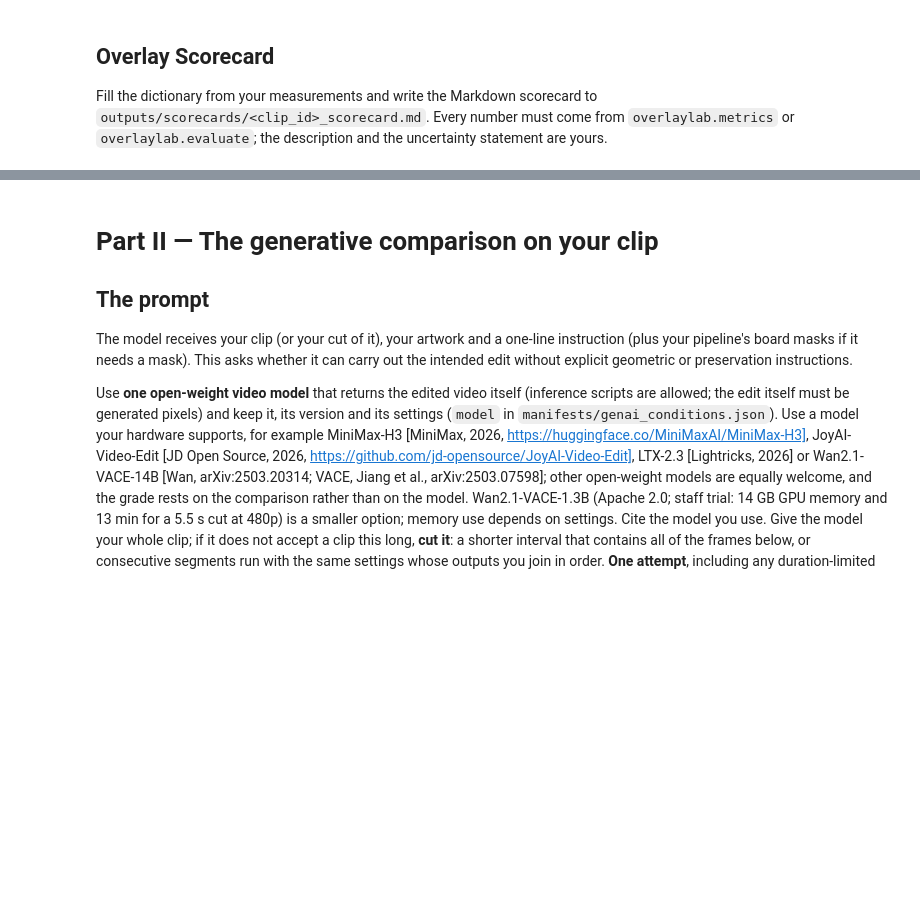
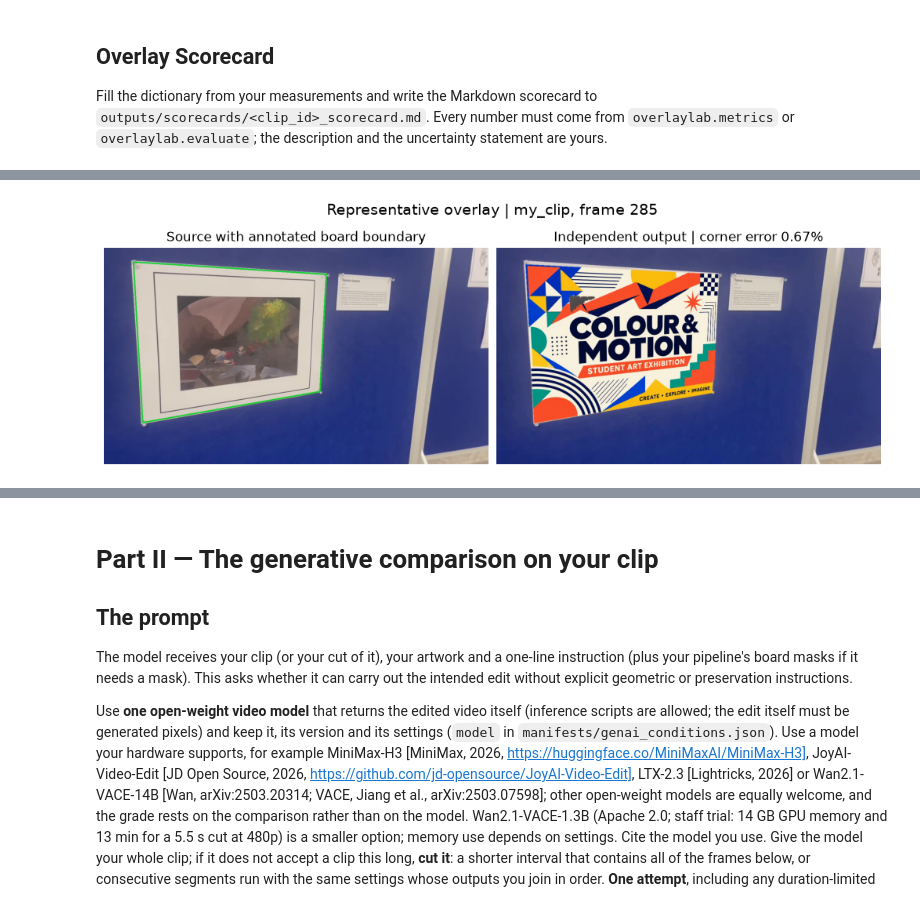
Before and after one commit to DavidShenJingtao/Perspective-Aware-Virtual-Advertisement-Overlay, a Jupyter notebook: code/notebooks/04_personal_clips_and_genai_analysis.ipynb, the cells around one changed output, grey strips where cells are left out. Cells and saved outputs as stored; diff of their text form; code cells hidden in the pictures; blank space fills up the shorter version.

```diff
--- a/code/notebooks/04_personal_clips_and_genai_analysis.ipynb
+++ b/code/notebooks/04_personal_clips_and_genai_analysis.ipynb
@@ -105,0 +253,80 @@ print(write_scorecard(CLIP_ID, scorecard))
+# %%
+# [AI-CODE][HUMAN-CHECK]
+from overlaylab.localisation import localise_board
+
+# The frame IDs come from the personal clip's audit.
+representative_frame = 285
+failure_frame = 356
+variant = "independent"
+video_dir = ROOT / "outputs" / "videos"
+render_path = video_dir / f"{CLIP_ID}_{variant}.mp4"
+run_stats = load_stats(video_dir / f"{CLIP_ID}_{variant}_stats.json")
+audit_frames = {representative_frame, failure_frame}
+
+def read_evidence_frames(path):
+    frames = {
+        i: frame for i, frame in sp.iter_video(path, start=min(audit_frames), stop=max(audit_frames) + 1)
+        if i in audit_frames
+    }
+    if frames.keys() != audit_frames:
+        raise ValueError(f"Could not read both evidence frames from {path.name}")
+    return frames
+
+source_frames = read_evidence_frames(video)
+rendered_frames = read_evidence_frames(render_path)
+report = sp.read_json(ROOT / "outputs" / "evaluation" / f"{CLIP_ID}_{variant}_report.json")
+representative_error = report["placement"]["per_frame"][str(representative_frame)]
+
+# The saved tracking logs contain counts but no match coordinates.
+# Recompute the independent localisation on the original failure frame for display.
+ref = sp.read_image(reference_path)
+failure_source = source_frames[failure_frame]
+_, _, pairs, inliers, diag = localise_board(ref, failure_source, frozen.localisation)
+match_panel = viz.draw_matches(
+    ref, failure_source, diag["keypoints_ref"], diag["keypoints_frame"], pairs, inliers
+)
+failure_stats = run_stats["stats"][failure_frame]
+flag, trigger = run_stats["flags"][failure_frame]
+min_inliers = run_stats["frozen_config"]["localisation"]["ransac"]["min_inliers"]
+if (diag["n_matches"], diag["n_inliers"]) != (failure_stats["n_matches"], failure_stats["inlier_count"]):
+    print("The recomputed match counts differ from the saved run. See the panel labels for both counts.")
+
+student_files = ROOT / "student_files"
+student_files.mkdir(exist_ok=True)
+
+fig, axes = plt.subplots(1, 2, figsize=(10, 3.7), layout="constrained")
+fig.suptitle(f"Representative overlay | {CLIP_ID}, frame {representative_frame}", fontsize=14)
+axes[0].imshow(viz.draw_quad(source_frames[representative_frame], audit_c[representative_frame], thickness=4))
+axes[0].set_title("Source with annotated board boundary")
+axes[1].imshow(rendered_frames[representative_frame])
+axes[1].set_title(f"Independent output | corner error {representative_error:.2%}")
+for ax in axes:
+    ax.axis("off")
+fig.savefig(student_files / f"{CLIP_ID}_representative_overlay.png", dpi=150)
+plt.show()
+
+fig = plt.figure(figsize=(10, 6), layout="constrained")
+grid = fig.add_gridspec(2, 2, width_ratios=(1, 1.12))
+fig.suptitle(f"Localisation failure | {CLIP_ID}, frame {failure_frame}", fontsize=14)
+source_ax = fig.add_subplot(grid[0, 0])
+output_ax = fig.add_subplot(grid[1, 0])
+matches_ax = fig.add_subplot(grid[:, 1])
+
+audit_panel = viz.overlay_mask(failure_source, audit_m[failure_frame])
+source_ax.imshow(viz.draw_quad(audit_panel, audit_c[failure_frame], thickness=4))
+source_ax.set_title("Source | annotated board and arm mask")
+output_ax.imshow(rendered_frames[failure_frame])
+output_ax.set_title(f"Independent output | {flag}/{trigger}")
+matches_ax.imshow(match_panel)
+matches_ax.set_title(
+    f"Reference-to-frame matches (recomputed)\n"
+    f"{diag['n_matches']} matches | {diag['n_inliers']} inliers (green), outliers (red)\n"
+    f"Saved run: {failure_stats['inlier_count']} inliers | minimum {min_inliers}",
+    fontsize=10,
+)
+for ax in (source_ax, output_ax, matches_ax):
+    ax.axis("off")
+fig.savefig(student_files / f"{CLIP_ID}_failure_evidence.png", dpi=150)
+plt.show()
+# %% [output]
+[figure, added]
```
Also changed, not shown: parts of 5 cells of this notebook, 55 other files.
